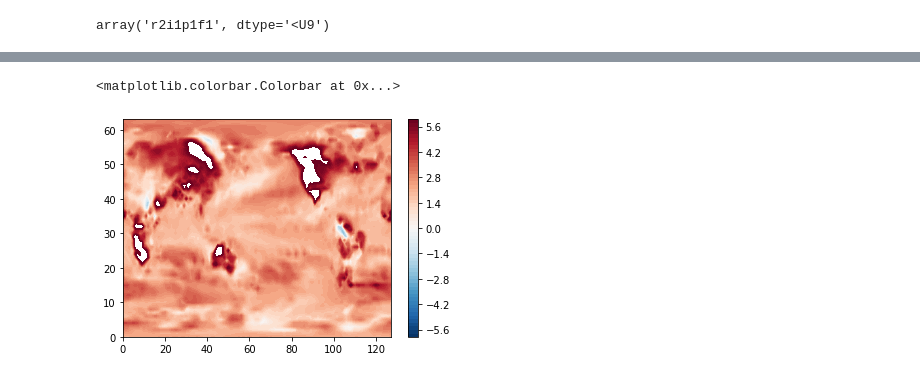
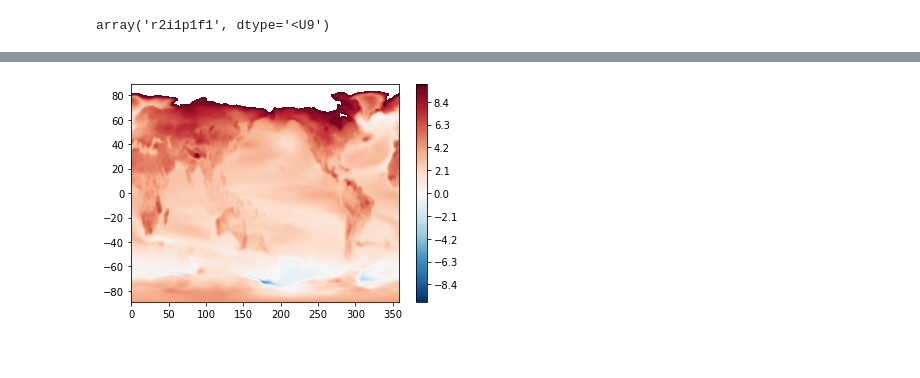
Before and after one commit to rcjwills/cmip6hack-pacific-sst, a Jupyter notebook: notebooks/sst-lfca.ipynb, the cells around one changed output, grey strips where cells are left out. Cells and saved outputs as stored; diff of their text form; code cells hidden in the pictures.

```diff
--- a/notebooks/sst-lfca.ipynb
+++ b/notebooks/sst-lfca.ipynb
@@ -118,5 +120,5 @@ dict_keys(['CMIP.BCC.BCC-CSM2-MR.historical.Amon.gn', 'CMIP.CAMS.CAMS-CSM1-0.his
 We can access a particular dataset as follows.
 # %%
 # choose model here
-ds_hist = dset_dict['CMIP.CCCma.CanESM5.historical.Amon.gn']
-ds_ssp585 = dset_dict['ScenarioMIP.CCCma.CanESM5.ssp585.Amon.gn']
+ds_hist = dset_dict['CMIP.MIROC.MIROC6.historical.Amon.gn']
+ds_ssp585 = dset_dict['ScenarioMIP.MIROC.MIROC6.ssp585.Amon.gn']
@@ -123,3 +143,6 @@ ds_ssp585 = dset_dict['ScenarioMIP.CCCma.CanESM5.ssp585.Amon.gn']
+# %%
+ds_hist = ds_hist.chunk({'member_id': 1, 'time': 1980})
+ds_ssp585 = ds_ssp585.chunk({'member_id': 1, 'time': 1980})
 # %% [markdown]
 ### Get land fraction
 
@@ -215,8 +250,7 @@ ssp585_anom_emean = ssp585_anom.mean('member_id')
 field = ssp585_anom_emean.ts.values
 # %%
 f=plt.figure()
-plt.contourf(field[1991,:,:],np.arange(-6,6.2,.2),cmap=plt.cm.RdBu_r)
-plt.colorbar()
+plt.contourf(lon,lat,np.mean(field[912:1031,:,:],0)-np.mean(field[0:119,:,:],0),np.arange(-10,10.1,.1),cmap=plt.cm.RdBu_r)
+cbar = plt.colorbar(extend='both')
 # %% [output]
-<matplotlib.colorbar.Colorbar at 0x...>
-[figure, old version]
+[figure, new version]
```
Also changed, not shown: parts of 28 cells of this notebook, 2 other files.
